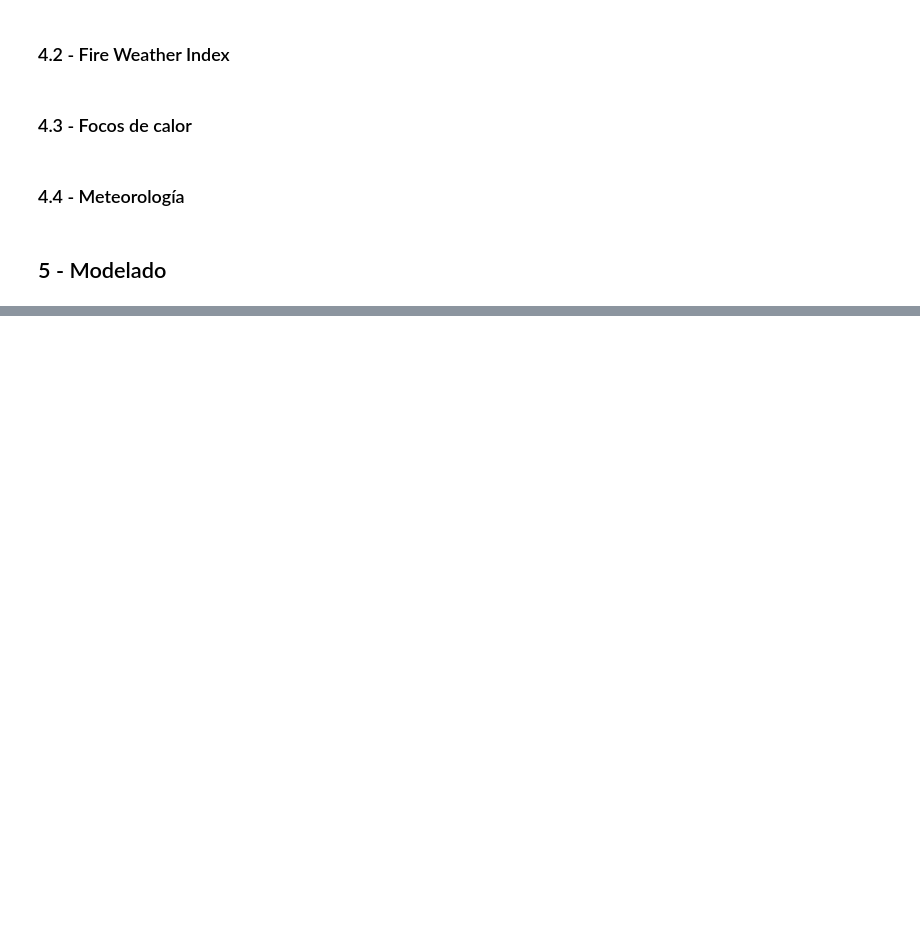
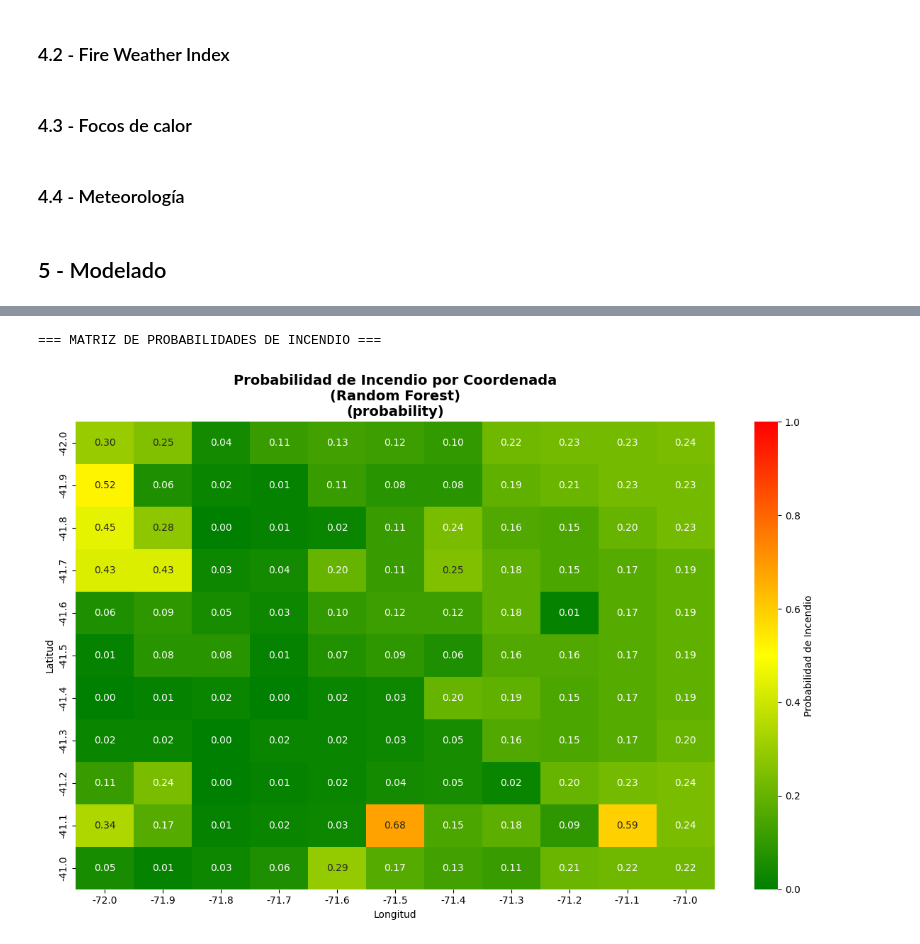
Before and after one commit to HunterCitto/199---Seminario-Final, a Jupyter notebook: notebooks/Seminario Final (CURRENT).ipynb, the cells around one changed output, grey strips where cells are left out. Cells and saved outputs as stored; diff of their text form; code cells hidden in the pictures; blank space fills up the shorter version.

```diff
--- a/notebooks/Seminario Final (CURRENT).ipynb
+++ b/notebooks/Seminario Final (CURRENT).ipynb
@@ -2282,8 +2277,4 @@ df_ml
 # %%
-# Cargar datos
-df_ml = df[(df['latitude'] == -41.5) & (df['longitude'] == -71.8)].copy()
-
-# Definir características y target
 features = ['d2m', 't2m', 'fal', 'slhf', 'ssr', 'str', 'sshf', 'ssrd', 'strd',
            'e', 'u10', 'v10', 'sp', 'tp', 'lai_hv', 'lai_lv', 'humedad_relativa',
            'wind_speed', 'wind_direction', 'precipitacion_mm', 'ffmc', 'dmc',
@@ -2292,10 +2283,4 @@ features = ['d2m', 't2m', 'fal', 'slhf', 'ssr', 'str', 'sshf', 'ssrd', 'strd',
 X = df_ml[features]
 y = df_ml['has_fire']
 
-# Dividir en train/test
-X_train, X_test, y_train, y_test = train_test_split(X, y, test_size=0.3, random_state=42, stratify=y)
-
-# Escalar características (importante para SVM)
-scaler = StandardScaler()
-X_train_scaled = scaler.fit_transform(X_train)
-X_test_scaled = scaler.transform(X_test)
+X_train, X_test, y_train, y_test = train_test_split(X, y, test_size = 0.3, random_state = 42, shuffle = False)
@@ -2399,0 +2591,13 @@ Top 10 características más importantes:
+# %%
+# Usar tu modelo entrenado (ej: Random Forest)
+print("=== MATRIZ DE PROBABILIDADES DE INCENDIO ===")
+prob_matrix = plot_coordinate_matrix(
+    df,
+    rf_model,
+    features,
+    value_type='probability',
+    title="Probabilidad de Incendio por Coordenada\n(Random Forest)"
+)
+# %% [output]
+=== MATRIZ DE PROBABILIDADES DE INCENDIO ===
+[figure, added]
```
Also changed, not shown: parts of 30 cells of this notebook, 7 other files.
